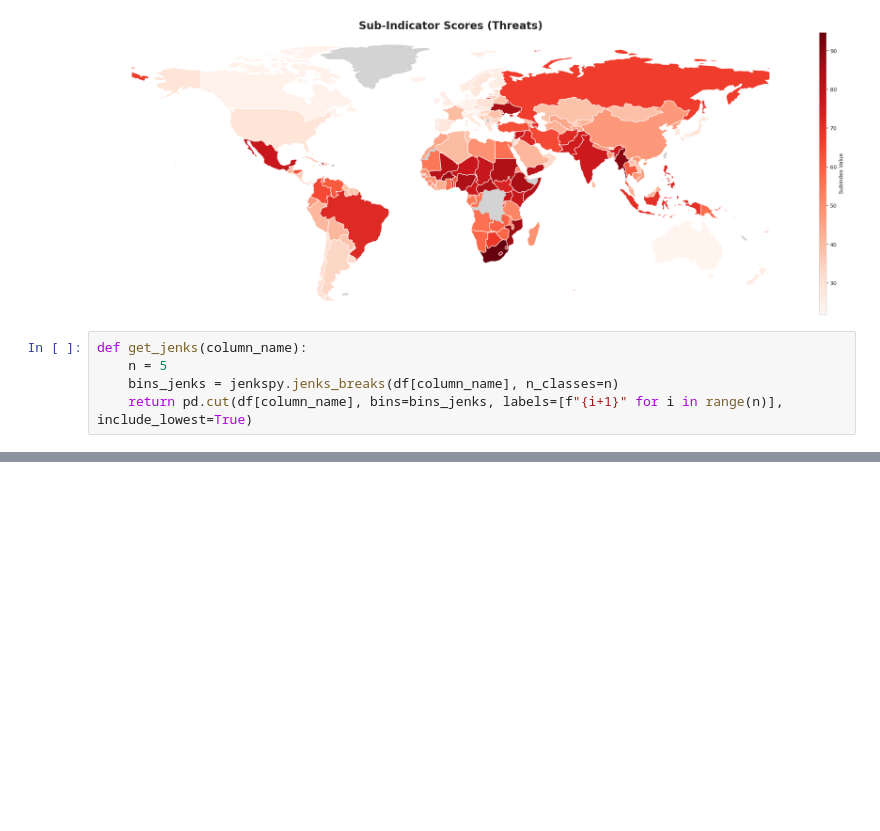
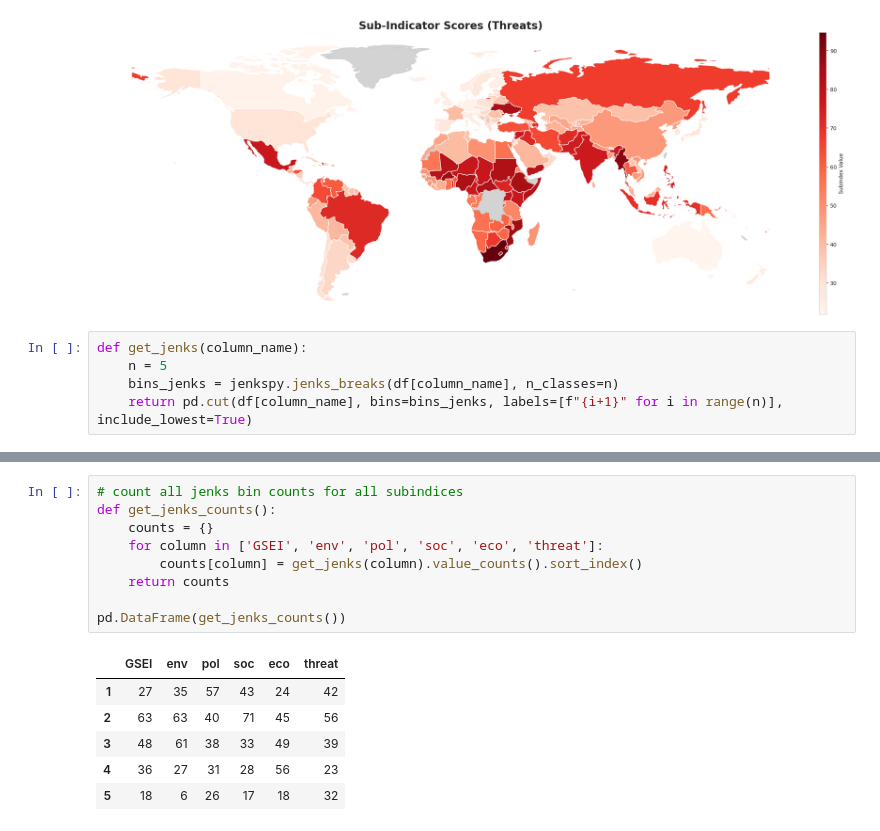
Before and after one commit to arth3mis/global-societal-endangerment-index, a Jupyter notebook: 10.1_visualisation.ipynb, the cells around one changed output, grey strips where cells are left out. Cells and saved outputs as stored; diff of their text form; blank space fills up the shorter version.

```diff
--- a/10.1_visualisation.ipynb
+++ b/10.1_visualisation.ipynb
@@ -151,3 +171,19 @@ Passing `palette` without assigning `hue` is deprecated and will be removed in v
 
   sns.barplot(x=counts.index, y=counts.values, palette=color_palette)
 [figure]
+# %%
+# count all jenks bin counts for all subindices
+def get_jenks_counts():
+    counts = {}
+    for column in ['GSEI', 'env', 'pol', 'soc', 'eco', 'threat']:
+        counts[column] = get_jenks(column).value_counts().sort_index()
+    return counts
+
+pd.DataFrame(get_jenks_counts())
+# %% [output]
+|  | GSEI | env | pol | soc | eco | threat |
+| 1 | 27 | 35 | 57 | 43 | 24 | 42 |
+| 2 | 63 | 63 | 40 | 71 | 45 | 56 |
+| 3 | 48 | 61 | 38 | 33 | 49 | 39 |
+| 4 | 36 | 27 | 31 | 28 | 56 | 23 |
+| 5 | 18 | 6 | 26 | 17 | 18 | 32 |
```
Also changed, not shown: parts of 10 cells of this notebook.
